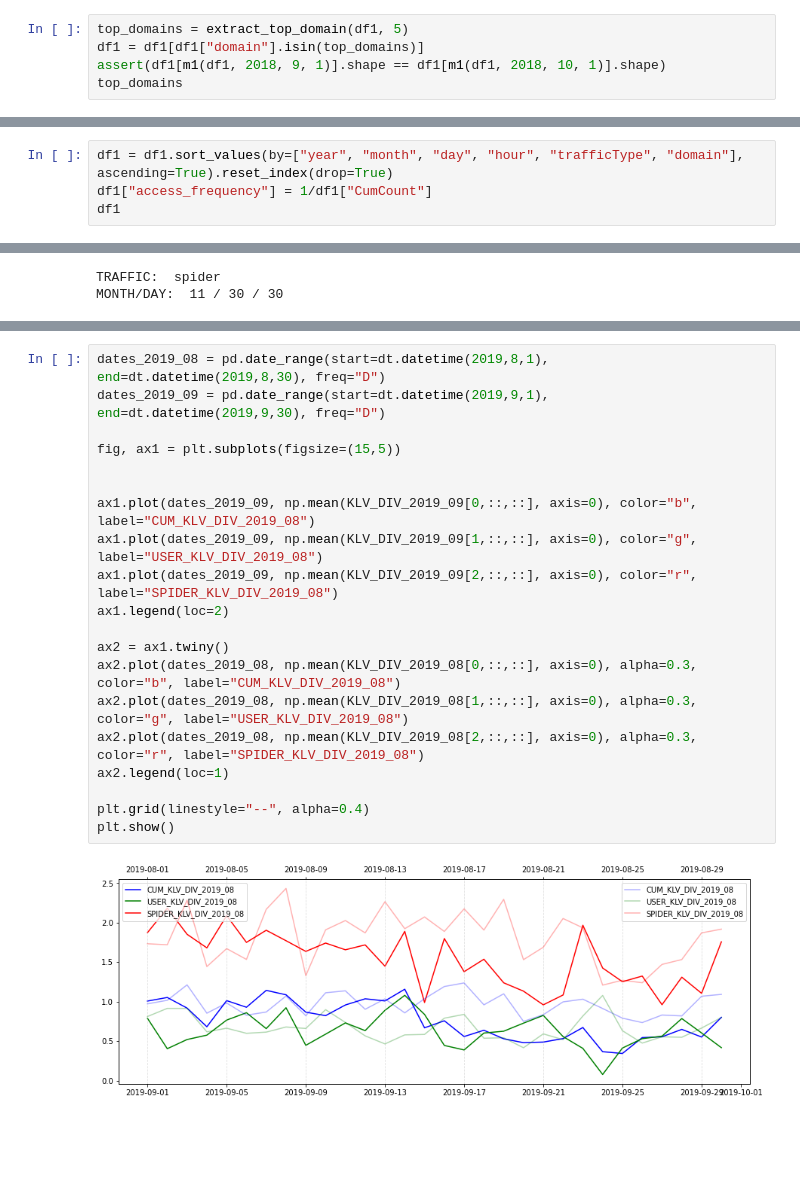
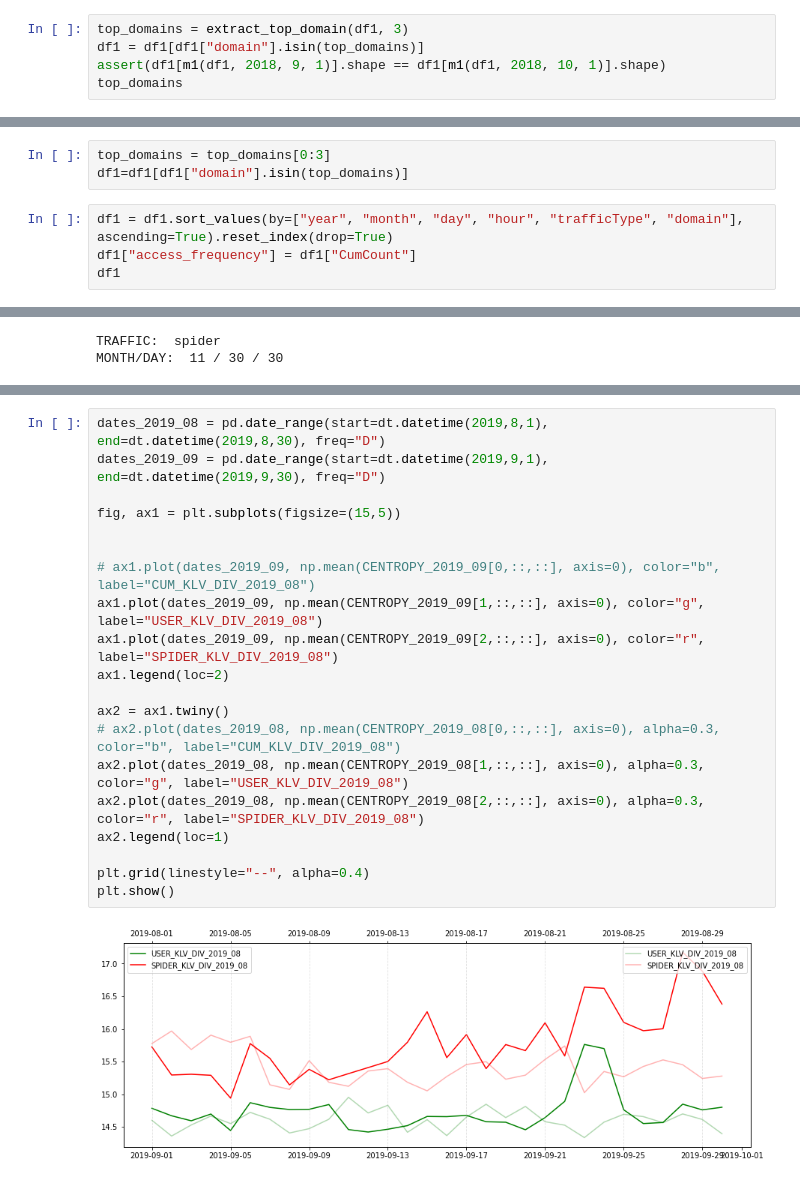
Before and after one commit to charelF/LSDEW4, a Jupyter notebook: exploration/alex/DA_entropy_bigdata.ipynb, the cells around one changed output, grey strips where cells are left out. Drawn from its saved outputs; the diff is of its cells as text; blank space fills up the shorter version.

```diff
--- a/exploration/alex/DA_entropy_bigdata.ipynb
+++ b/exploration/alex/DA_entropy_bigdata.ipynb
@@ -102,7 +102,7 @@ df1
 | 7240501 | zu.wiktionary | 2020-01-21 23:00:00 | spider | 3 | 2020 | 1 | 21 | 23 |
 7240502 rows × 8 columns
 # %%
-top_domains = extract_top_domain(df1, 5)
+top_domains = extract_top_domain(df1, 3)
 df1 = df1[df1["domain"].isin(top_domains)]
 assert(df1[m1(df1, 2018, 9, 1)].shape == df1[m1(df1, 2018, 10, 1)].shape)
 top_domains
@@ -139,8 +135,11 @@ for domain in top_domains:
 # %% [markdown]
 # Information Metrics
+# %%
+top_domains = top_domains[0:3]
+df1=df1[df1["domain"].isin(top_domains)]
 # %%
 df1 = df1.sort_values(by=["year", "month", "day", "hour", "trafficType", "domain"], ascending=True).reset_index(drop=True)
-df1["access_frequency"] = 1/df1["CumCount"]
+df1["access_frequency"] = df1["CumCount"]
 df1
 # %% [output]
 |  | domain | Date | trafficType | CumCount | year | month | day | hour | access_frequency |
@@ -482,22 +527,22 @@ plt.show()
 # %%
 dates_2019_08 = pd.date_range(start=dt.datetime(2019,8,1), end=dt.datetime(2019,8,30), freq="D")
 dates_2019_09 = pd.date_range(start=dt.datetime(2019,9,1), end=dt.datetime(2019,9,30), freq="D")
 
 fig, ax1 = plt.subplots(figsize=(15,5))
 
 
-ax1.plot(dates_2019_09, np.mean(KLV_DIV_2019_09[0,::,::], axis=0), color="b", label="CUM_KLV_DIV_2019_08")
-ax1.plot(dates_2019_09, np.mean(KLV_DIV_2019_09[1,::,::], axis=0), color="g", label="USER_KLV_DIV_2019_08")
-ax1.plot(dates_2019_09, np.mean(KLV_DIV_2019_09[2,::,::], axis=0), color="r", label="SPIDER_KLV_DIV_2019_08")
+# ax1.plot(dates_2019_09, np.mean(CENTROPY_2019_09[0,::,::], axis=0), color="b", label="CUM_KLV_DIV_2019_08")
+ax1.plot(dates_2019_09, np.mean(CENTROPY_2019_09[1,::,::], axis=0), color="g", label="USER_KLV_DIV_2019_08")
+ax1.plot(dates_2019_09, np.mean(CENTROPY_2019_09[2,::,::], axis=0), color="r", label="SPIDER_KLV_DIV_2019_08")
 ax1.legend(loc=2)
 
 ax2 = ax1.twiny()
-ax2.plot(dates_2019_08, np.mean(KLV_DIV_2019_08[0,::,::], axis=0), alpha=0.3, color="b", label="CUM_KLV_DIV_2019_08")
-ax2.plot(dates_2019_08, np.mean(KLV_DIV_2019_08[1,::,::], axis=0), alpha=0.3, color="g", label="USER_KLV_DIV_2019_08")
-ax2.plot(dates_2019_08, np.mean(KLV_DIV_2019_08[2,::,::], axis=0), alpha=0.3, color="r", label="SPIDER_KLV_DIV_2019_08")
+# ax2.plot(dates_2019_08, np.mean(CENTROPY_2019_08[0,::,::], axis=0), alpha=0.3, color="b", label="CUM_KLV_DIV_2019_08")
+ax2.plot(dates_2019_08, np.mean(CENTROPY_2019_08[1,::,::], axis=0), alpha=0.3, color="g", label="USER_KLV_DIV_2019_08")
+ax2.plot(dates_2019_08, np.mean(CENTROPY_2019_08[2,::,::], axis=0), alpha=0.3, color="r", label="SPIDER_KLV_DIV_2019_08")
 ax2.legend(loc=1)
 
 plt.grid(linestyle="--", alpha=0.4)
 plt.show()
 # %% [output]
-[figure, old version]
+[figure, new version]
```
Also changed, not shown: parts of 20 cells of this notebook.
